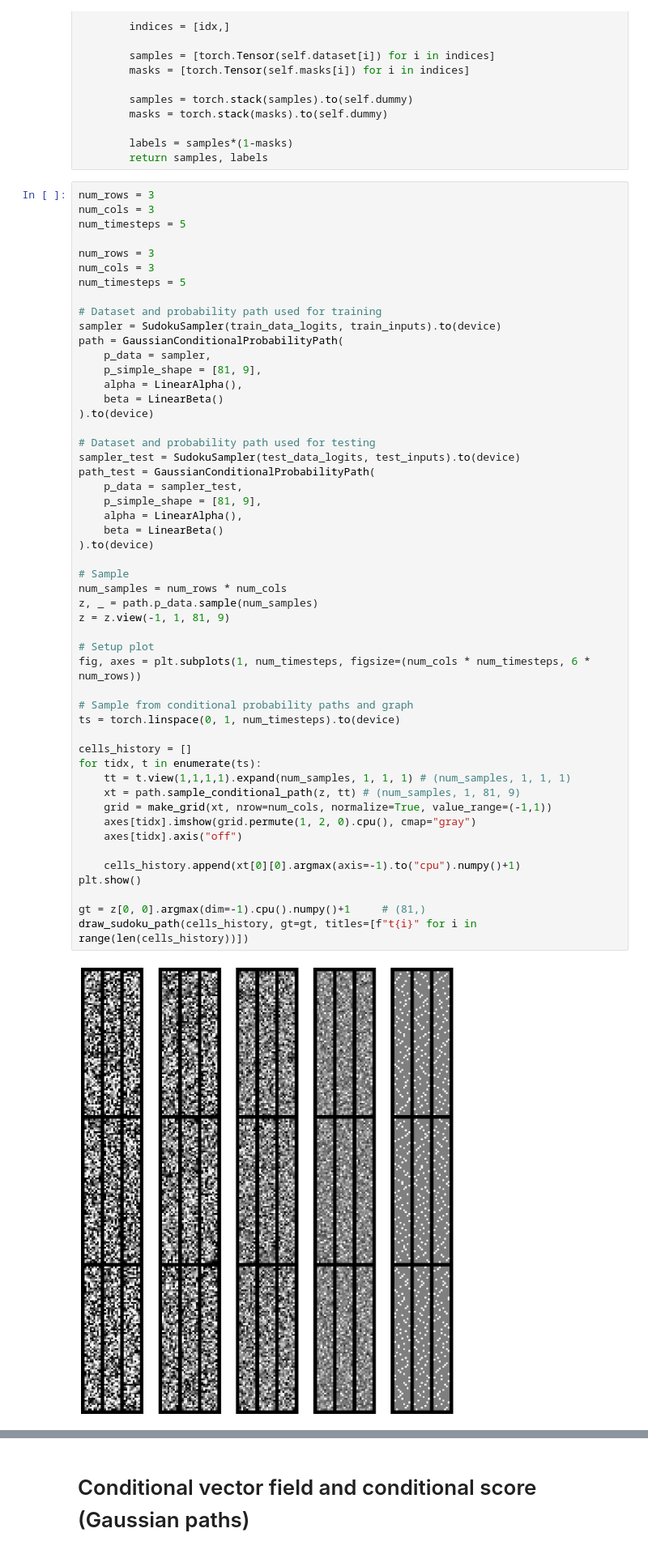
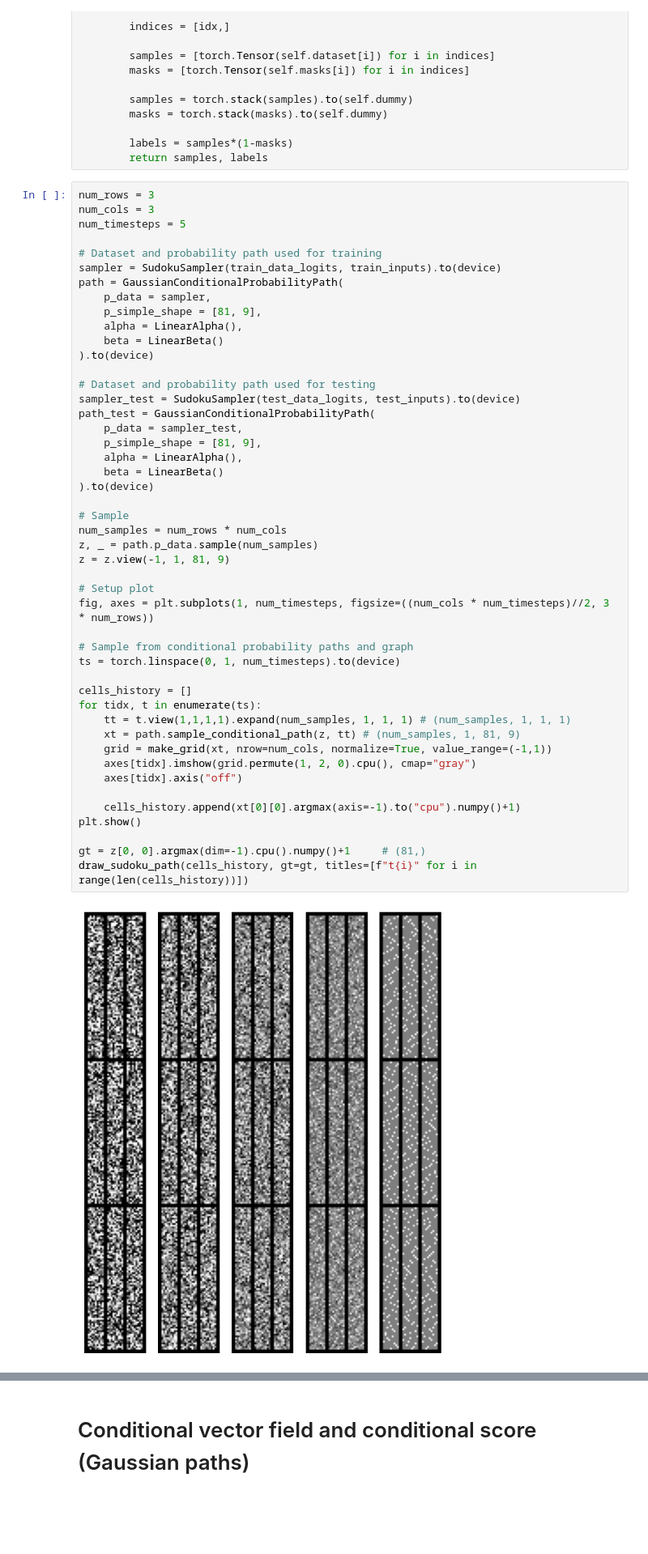
Before and after one commit to MariiaDrozdova/sudoku_generation, a Jupyter notebook: 01_linear_path_sudoku_generation.ipynb, the cells around one changed output, grey strips where cells are left out. Shown at 81% size. Saved outputs shown, nothing was run; the diff lists cells and outputs as text; blank space fills up the shorter version.

```diff
--- a/01_linear_path_sudoku_generation.ipynb
+++ b/01_linear_path_sudoku_generation.ipynb
@@ -1231,10 +1231,6 @@ class SudokuSampler(nn.Module, Sampleable):
         labels = samples*(1-masks)
         return samples, labels
 # %%
-num_rows = 3
-num_cols = 3
-num_timesteps = 5
-
 num_rows = 3
 num_cols = 3
 num_timesteps = 5
@@ -1254,32 +1250,32 @@ path_test = GaussianConditionalProbabilityPath(
     p_data = sampler_test,
     p_simple_shape = [81, 9],
     alpha = LinearAlpha(),
     beta = LinearBeta()
 ).to(device)
 
 # Sample
 num_samples = num_rows * num_cols
 z, _ = path.p_data.sample(num_samples)
 z = z.view(-1, 1, 81, 9)
 
 # Setup plot
-fig, axes = plt.subplots(1, num_timesteps, figsize=(num_cols * num_timesteps, 6 * num_rows))
+fig, axes = plt.subplots(1, num_timesteps, figsize=((num_cols * num_timesteps)//2, 3 * num_rows))
 
 # Sample from conditional probability paths and graph
 ts = torch.linspace(0, 1, num_timesteps).to(device)
 
 cells_history = []
 for tidx, t in enumerate(ts):
     tt = t.view(1,1,1,1).expand(num_samples, 1, 1, 1) # (num_samples, 1, 1, 1)
     xt = path.sample_conditional_path(z, tt) # (num_samples, 1, 81, 9)
     grid = make_grid(xt, nrow=num_cols, normalize=True, value_range=(-1,1))
     axes[tidx].imshow(grid.permute(1, 2, 0).cpu(), cmap="gray")
     axes[tidx].axis("off")
 
     cells_history.append(xt[0][0].argmax(axis=-1).to("cpu").numpy()+1)
 plt.show()
 
 gt = z[0, 0].argmax(dim=-1).cpu().numpy()+1     # (81,)
 draw_sudoku_path(cells_history, gt=gt, titles=[f"t{i}" for i in range(len(cells_history))])
 # %% [output]
-[figure, old version]
+[figure, new version]
```
Also changed, not shown: parts of 38 cells of this notebook, 5 other files.
